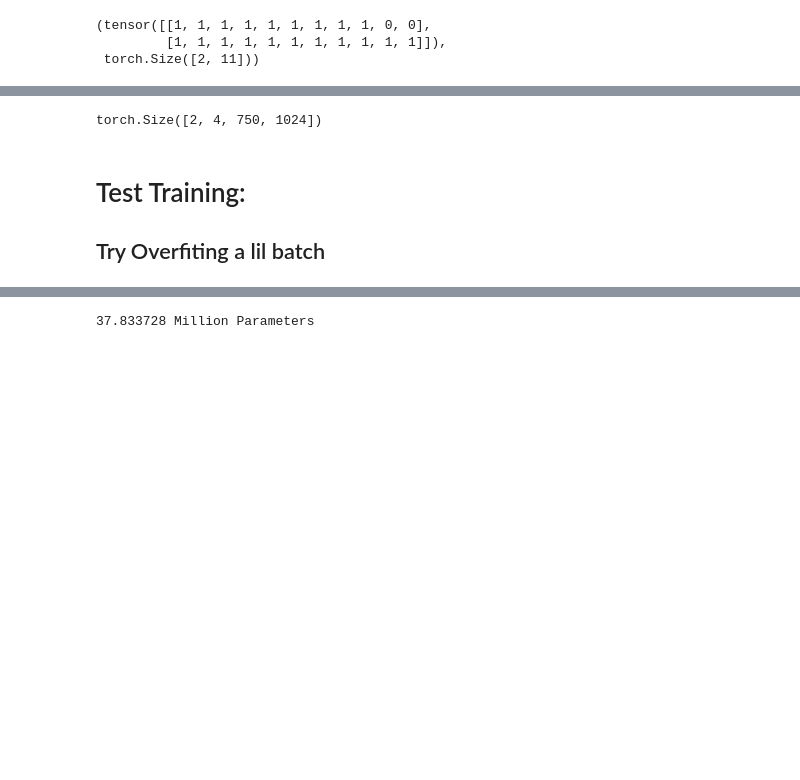
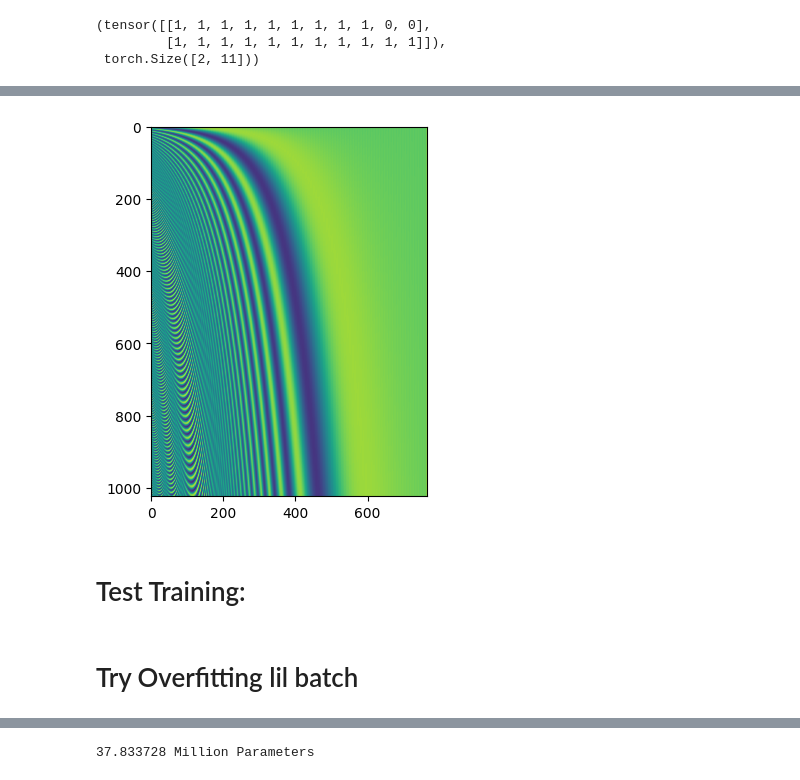
Before and after one commit to VachanVY/MAGNeT, a Jupyter notebook: magnet_test.ipynb, the cells around one changed output, grey strips where cells are left out. Saved outputs shown, nothing was run; the diff lists cells and outputs as text; code cells hidden in the pictures; blank space fills up the shorter version.

Commit message:
forgot positional emb added it

```diff
--- a/magnet_test.ipynb
+++ b/magnet_test.ipynb
@@ -131,5 +134,17 @@ magnet_model = MAGNET(
-# %%
-out = magnet_model(a[0]["qcode"], cond_tensor)
-out.shape
-# %% [output]
-torch.Size([2, 4, 750, 1024])
+# %%
+def get_sinusoidal_positional_embeddings(maxlen:int, dim:int) -> Tensor:
+    import numpy as np
+    p, i = np.meshgrid(np.arange(float(maxlen)), np.arange(dim/2.)*2)
+    theta = (p/1e4**(i/dim)).T
+
+    pos_emb = np.stack([np.sin(theta), np.cos(theta)], axis=-1)
+    pos_emb = pos_emb.reshape((maxlen, dim))[None] # (B=1, maxlen, dim)
+    return torch.from_numpy(pos_emb)
+
+pos_emb = get_sinusoidal_positional_embeddings(1024, 764)
+plt.imshow(pos_emb[0].cpu().numpy())
+plt.show()
+# %% [output]
+[figure, added]
+# %% [markdown]
+# Test Training:
@@ -136,3 +158,2 @@ torch.Size([2, 4, 750, 1024])
 # %% [markdown]
-# Test Training:
-## Try Overfiting a lil batch
+# Try Overfitting lil batch
```
Also changed, not shown: parts of 34 cells of this notebook, 4 other files.
